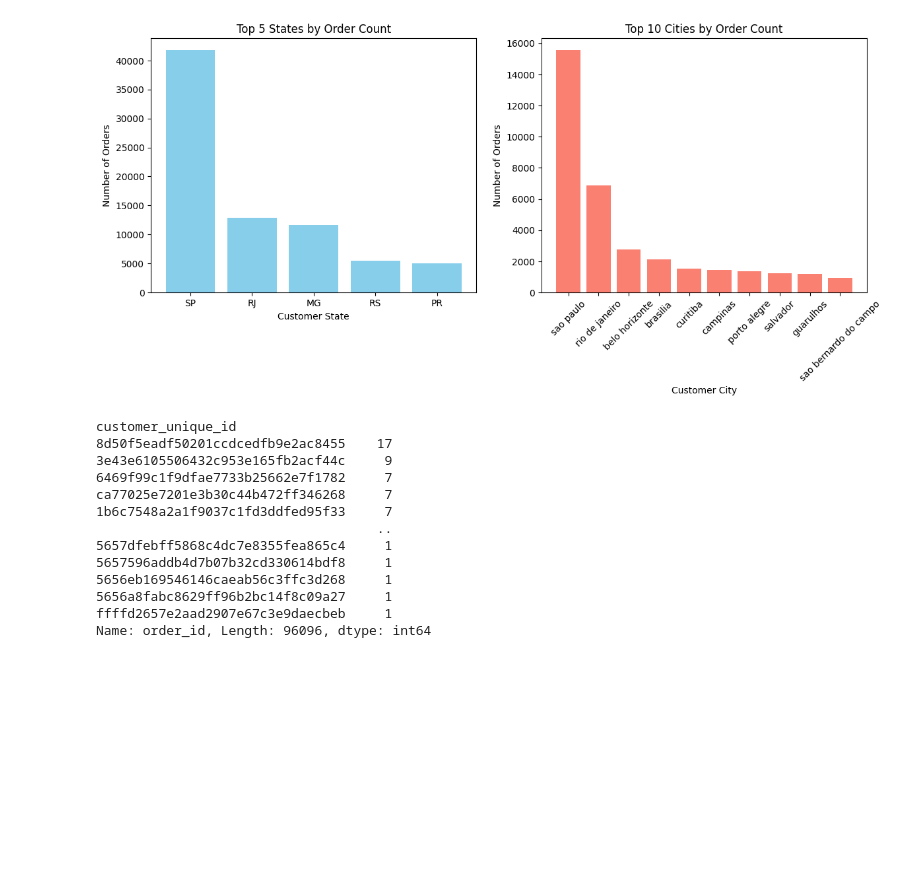
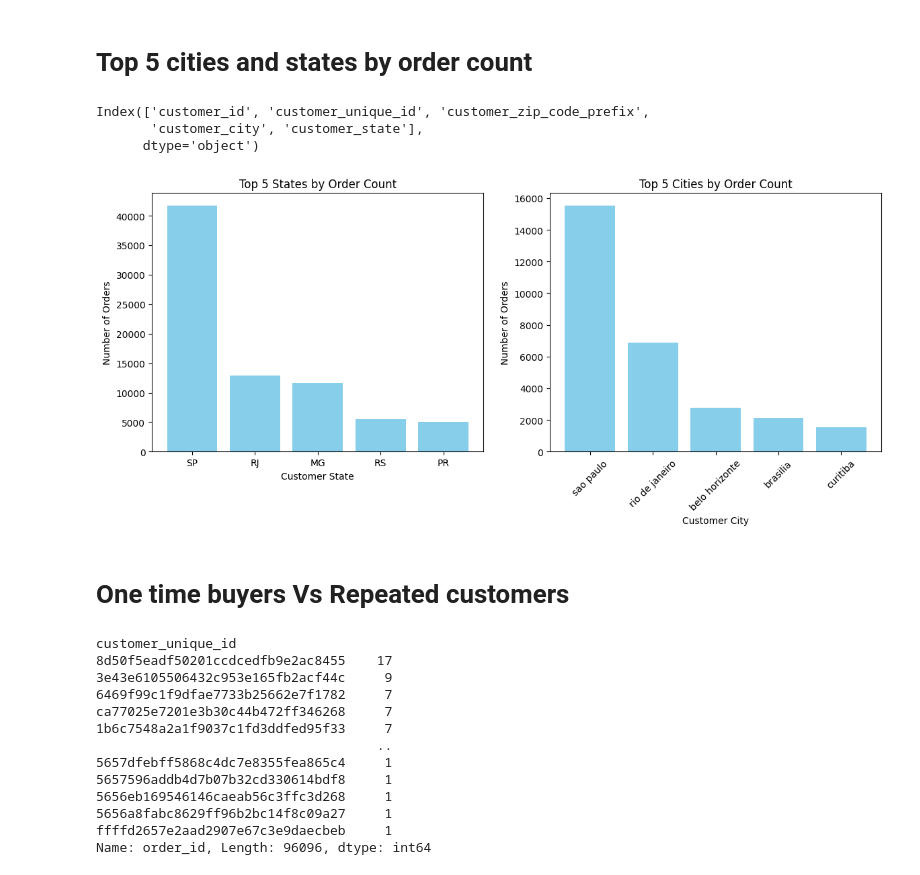
Before and after one commit to taruny088/olist_DA, a Jupyter notebook: Data_analysis/eda.ipynb, the cells around one changed output. Drawn from its saved outputs; the diff is of its cells as text; code cells hidden in the pictures; blank space fills up the shorter version.

```diff
--- a/Data_analysis/eda.ipynb
+++ b/Data_analysis/eda.ipynb
@@ -84,21 +124,31 @@ axes[2].grid(axis='y')
+# %% [markdown]
+# Top 5 cities and states by order count
 # %%
 mdf= pd.merge(left=customers,right=orders,on='customer_id')
+# %%
+customers.columns
+# %% [output]
+Index(['customer_id', 'customer_unique_id', 'customer_zip_code_prefix',
+       'customer_city', 'customer_state'],
+      dtype='object')
 # %%
 top5_states=mdf.groupby('customer_state')['order_id'].count().sort_values(ascending=False).iloc[:5]
-top10_cities = mdf.groupby('customer_city')['order_id'].count().sort_values(ascending=False).iloc[:10]
+top10_cities = mdf.groupby('customer_city')['order_id'].count().sort_values(ascending=False).iloc[:5]
 fig, axes = plt.subplots(1, 2, figsize=(14, 5))
 axes[0].bar(top5_states.index, top5_states.values, color='skyblue')
 axes[0].set_title('Top 5 States by Order Count')
 axes[0].set_xlabel('Customer State')
 axes[0].set_ylabel('Number of Orders')
 
-axes[1].bar(top10_cities.index, top10_cities.values, color='salmon')
-axes[1].set_title('Top 10 Cities by Order Count')
+axes[1].bar(top10_cities.index, top10_cities.values, color='skyblue')
+axes[1].set_title('Top 5 Cities by Order Count')
 axes[1].set_xlabel('Customer City')
 axes[1].set_ylabel('Number of Orders')
 axes[1].tick_params(axis='x', rotation=45)
 # %% [output]
-[figure, old version]
+[figure, new version]
+# %% [markdown]
+# One time buyers Vs Repeated customers
 # %%
 mdf.groupby('customer_unique_id')['order_id'].count().sort_values(ascending=False)
 # %% [output]
```
Also changed, not shown: parts of 16 cells of this notebook.
